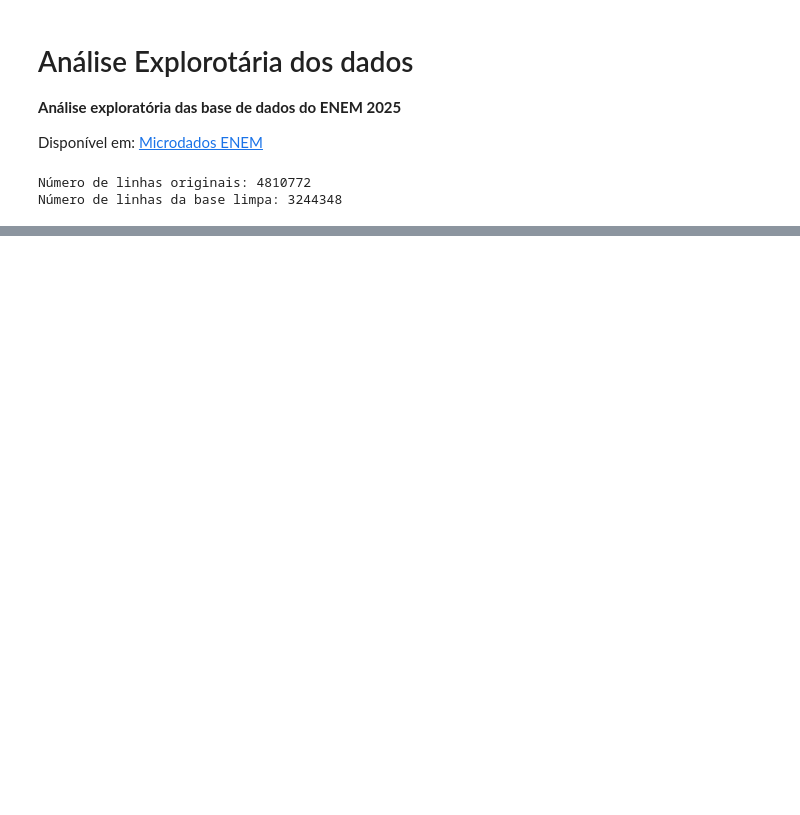
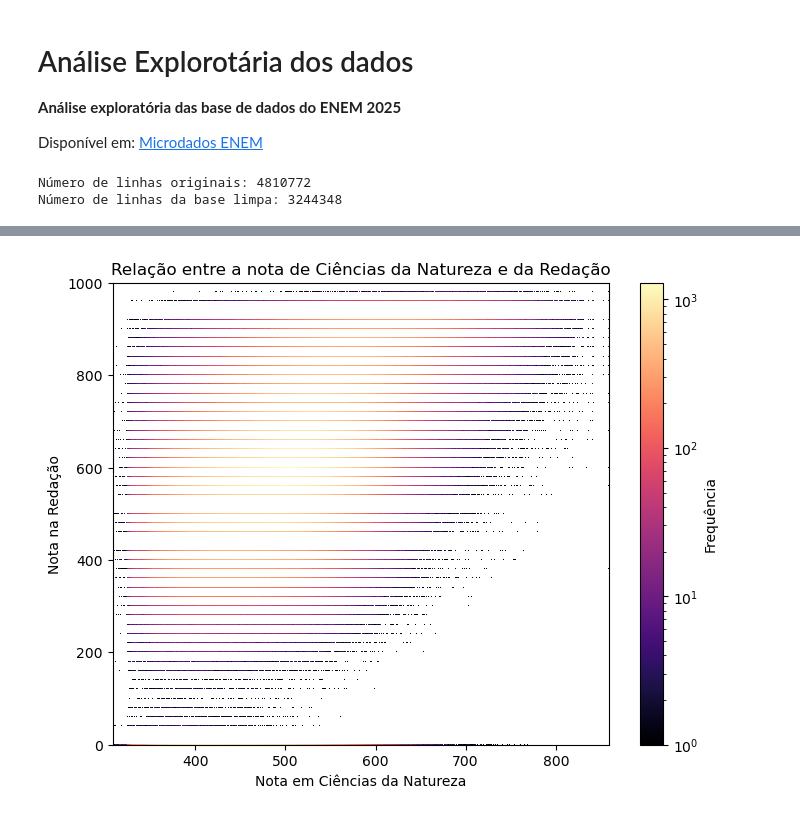
Before and after one commit to Machine-Learning-AV2/Pipeline_MachineLearning_AV2, a Jupyter notebook: analise_exploratoria.ipynb, the cells around one changed output, grey strips where cells are left out. Saved outputs shown, nothing was run; the diff lists cells and outputs as text; code cells hidden in the pictures; blank space fills up the shorter version.

```diff
--- a/analise_exploratoria.ipynb
+++ b/analise_exploratoria.ipynb
@@ -70,0 +115,22 @@ plt.show()
+# %%
+cn = dados_limpos[:,1]
+rt = dados_limpos[:,11]
+
+# A nota em redação cresce de maneira mais suave
+positivos = (cn>0)
+
+cn = cn[positivos]
+rt = rt[positivos]
+
+# Histograma 2D
+plt.figure(figsize=(8, 6))
+plt.hist2d(cn, rt, bins=500, cmap='magma', norm=mcolors.LogNorm())
+
+plt.colorbar(label='Frequência')
+plt.xlabel('Nota em Ciências da Natureza')
+plt.ylabel('Nota na Redação')
+plt.title('Relação entre a nota de Ciências da Natureza e da Redação')
+
+plt.show()
+# %% [output]
+[figure, added]
```
Also changed, not shown: parts of 15 cells of this notebook.
